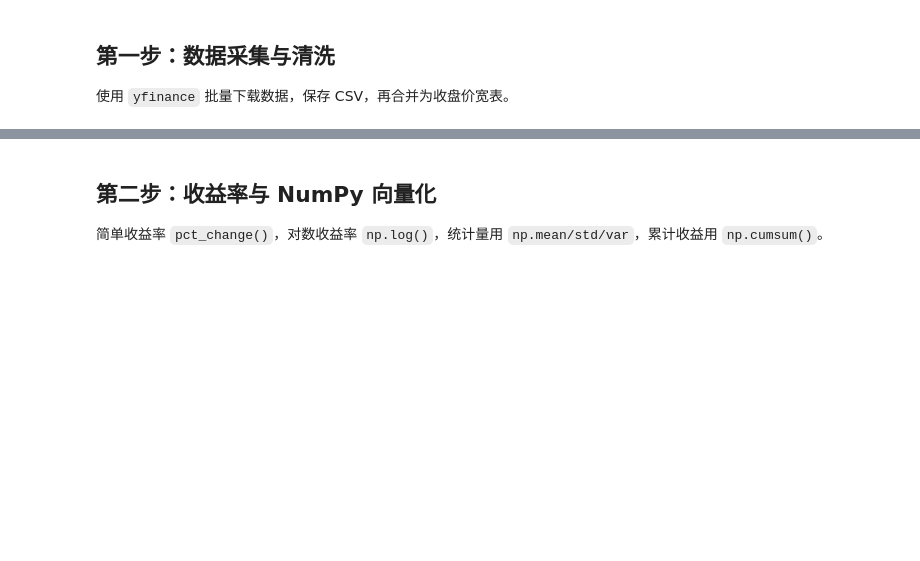
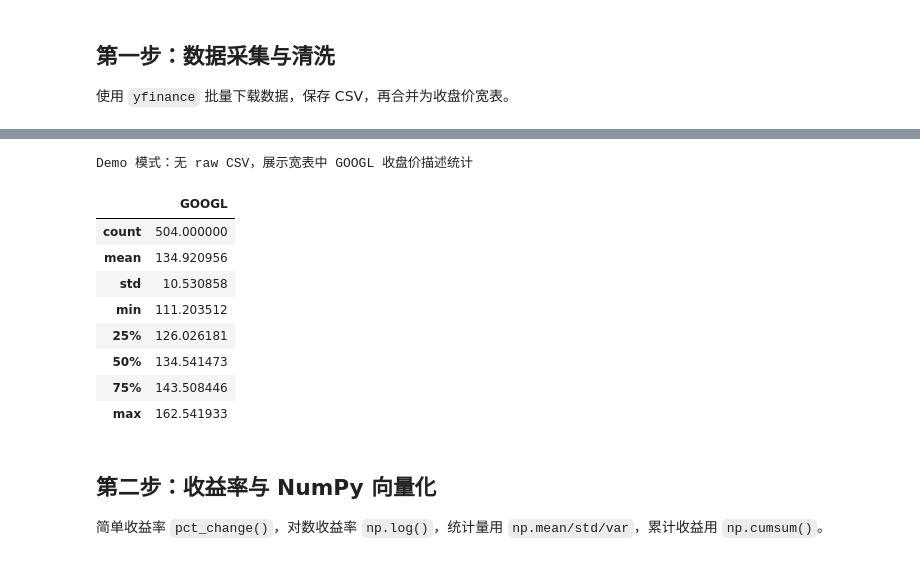
Before and after one commit to bobooooo6868/financial-analysis-demo, a Jupyter notebook: notebooks/main.ipynb, the cells around one changed output, grey strips where cells are left out. Drawn from its saved outputs; the diff is of its cells as text; code cells hidden in the pictures; blank space fills up the shorter version.

```diff
--- a/notebooks/main.ipynb
+++ b/notebooks/main.ipynb
@@ -42,11 +52,26 @@ prices.head()
 # %%
-sample = load_raw("GOOGL")
-print("--- head ---")
-display(sample.head())
-print("--- info ---")
-sample.info()
-print("--- describe ---")
-display(sample.describe())
+if USE_DEMO:
+    print("Demo 模式：无 raw CSV，展示宽表中 GOOGL 收盘价描述统计")
+    display(prices["GOOGL"].describe().to_frame("GOOGL"))
+else:
+    sample = load_raw("GOOGL")
+    print("--- head ---")
+    display(sample.head())
+    print("--- info ---")
+    sample.info()
+    print("--- describe ---")
+    display(sample.describe())
+# %% [output]
+Demo 模式：无 raw CSV，展示宽表中 GOOGL 收盘价描述统计
+|  | GOOGL |
+| count | 504.000000 |
+| mean | 134.920956 |
+| std | 10.530858 |
+| min | 111.203512 |
+| 25% | 126.026181 |
+| 50% | 134.541473 |
+| 75% | 143.508446 |
+| max | 162.541933 |
 # %% [markdown]
 ## 第二步：收益率与 NumPy 向量化
 
```
Also changed, not shown: parts of 9 cells of this notebook, 6 other files.
